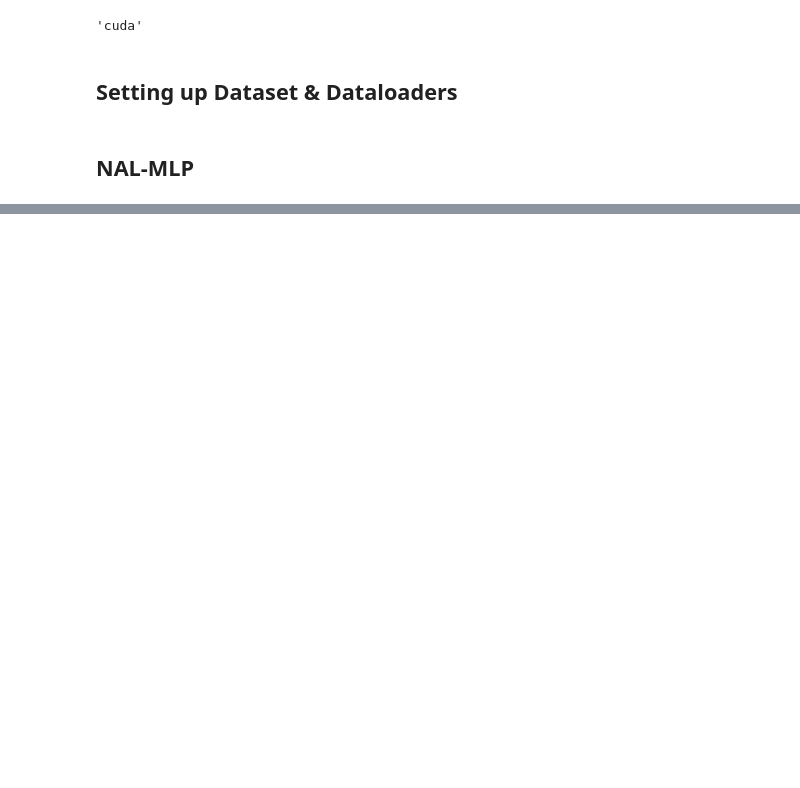
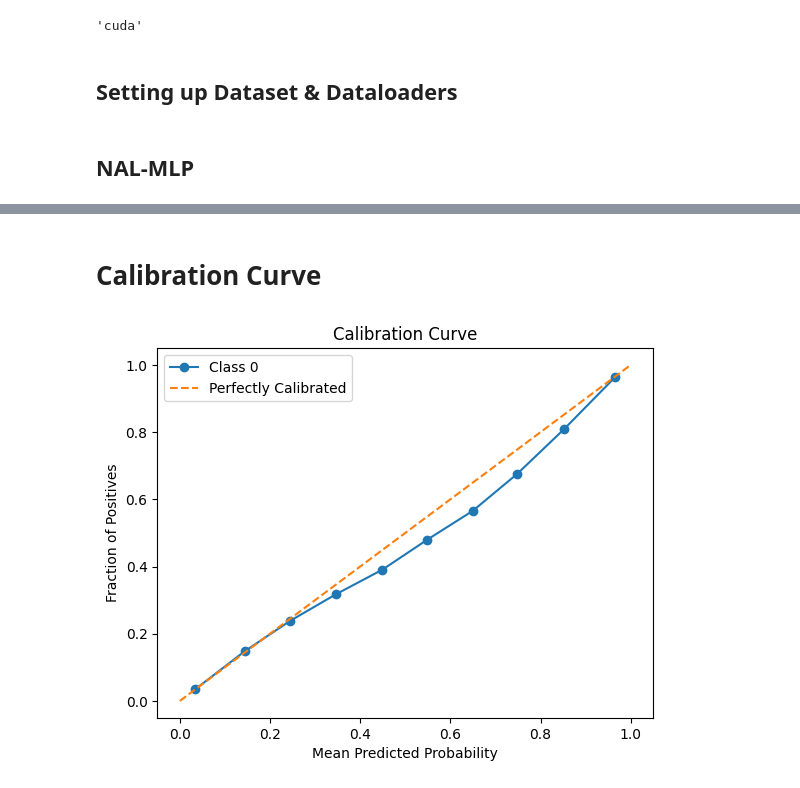
Before and after one commit to adityaahuja7/Advanced-Machine-Learning-CSE642-Assignments, a Jupyter notebook: Feature and Label Noise/Assignmen1_NAL.ipynb, the cells around one changed output, grey strips where cells are left out. Saved outputs shown, nothing was run; the diff lists cells and outputs as text; code cells hidden in the pictures; blank space fills up the shorter version.

```diff
--- a/Feature and Label Noise/Assignmen1_NAL.ipynb
+++ b/Feature and Label Noise/Assignmen1_NAL.ipynb
@@ -205,0 +205,7 @@ Epoch [1/1], Train Loss: 0.9445, Train Acc: 0.6098, Val Loss: 0.8983, Val Acc: 0
+# %%
+from sklearn.calibration import CalibrationDisplay
+def binarize(target,c):
+    return np.array([1 if t==c else 0 for t in target])
+CalibrationDisplay.from_predictions(y_true=binarize(ytest,0),y_prob=probs.softmax(dim=1)[:,0])
+# %% [markdown]
+# Calibration Curve
@@ -205,0 +215,39 @@ Epoch [1/1], Train Loss: 0.9445, Train Acc: 0.6098, Val Loss: 0.8983, Val Acc: 0
+# %%
+import numpy as np
+import matplotlib.pyplot as plt
+from sklearn.calibration import calibration_curve
+import torch
+
+def binarize(target, c):
+    return np.array([1 if t == c else 0 for t in target])
+
+Model.eval()  # Set model to evaluation mode
+y_true = []
+y_probabilities = []
+
+# Iterate over test_loader to get predictions and true labels
+for inputs, labels in Noise_test_loader:
+    inputs, labels = inputs.to(device).to(torch.float32), labels.to(device).to(torch.long)
+
+    # Forward pass
+    outputs = Model(inputs)
+    probabilities = outputs[0]
+
+    y_true.extend(labels.cpu().numpy())  # Collect true labels
+    y_probabilities.extend(probabilities[:, 0].detach().cpu().numpy())  # Collect probabilities for class 0
+
+y_true_binarized = binarize(y_true, 0)
+
+# Calculate calibration curve
+prob_true, prob_pred = calibration_curve(y_true_binarized, y_probabilities, n_bins=10)
+
+# Plot calibration curve
+plt.plot(prob_pred, prob_true, marker='o', label="Class")
+plt.plot([0, 1], [0, 1], linestyle='--', label="Perfectly Calibrated")
+plt.xlabel("Mean Predicted Probability")
+plt.ylabel("Fraction of Positives")
+plt.title("Calibration Curve")
+plt.legend()
+plt.show()
+# %% [output]
+[figure, added]
```
Also changed, not shown: parts of 2 cells of this notebook, 2 other files.
